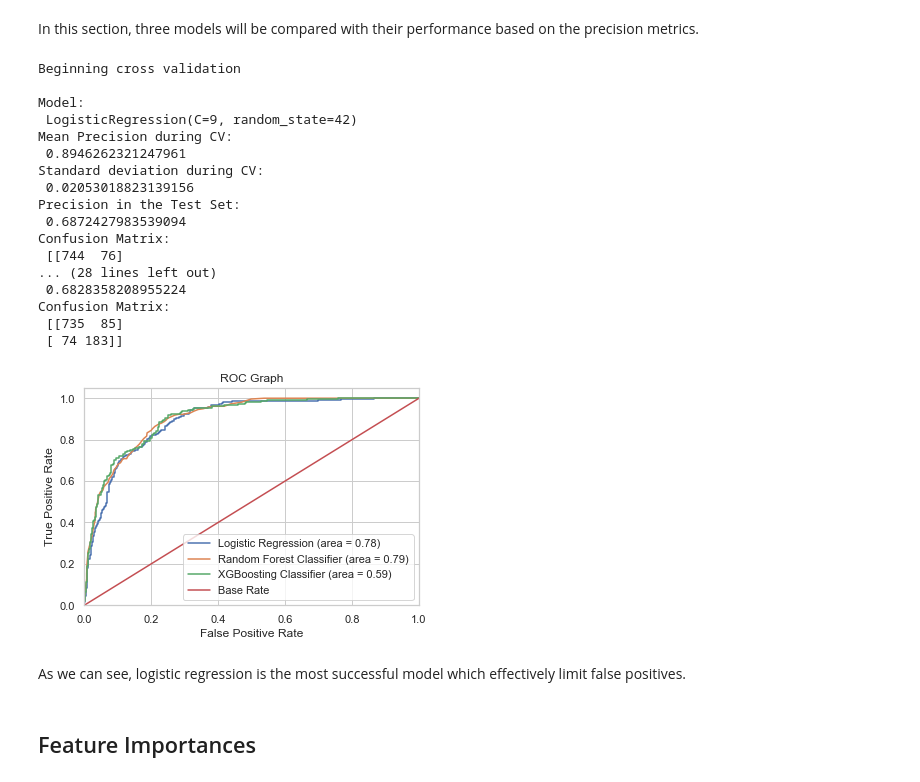
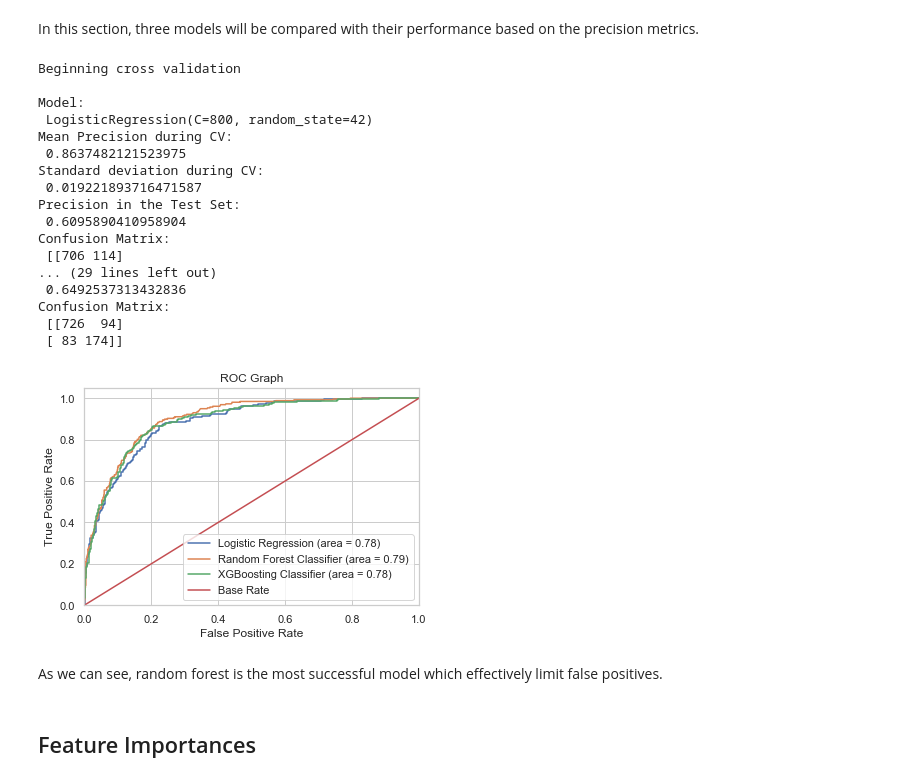
Before and after one commit to jasonboc/bank-marketing, a Jupyter notebook: Bank Marketing.ipynb, the cells around one changed output. Saved outputs shown, nothing was run; the diff lists cells and outputs as text; code cells hidden in the pictures.

```diff
--- a/Bank Marketing.ipynb
+++ b/Bank Marketing.ipynb
@@ -460,0 +450,4 @@ grid_lr = GridSearchCV(model, param_grid=parameters,
+# %%
+#parameters for logistic regression
+C = [float(x) for x in np.logspace(-4, 4, 20)]
+penalty =['l1', 'l2']
@@ -587,15 +545,0 @@ max depth should be around 10.
-# %%
-results = []
-n_estimator_options = [50, 60, 100, 150, 200, 500, 750, 1000]
-for n_estimators in n_estimator_options:
-    clf = XGBClassifier(n_estimators=n_estimators)
-    clf.fit(X_train_sm, y_train_sm)
-    results.append(
-        {
-            'n_estimators': n_estimators,
-            'train_precision': precision_score(y_train_sm, clf.predict(X_train_sm)),
-            'test_precision': precision_score(y_test, clf.predict(X_test))
-        })
-
-n_estimators_df = pd.DataFrame(results).set_index('n_estimators').sort_index()
-n_estimators_df
@@ -615,16 +545,0 @@ n estimators should be optimal at 1000. However, for more time efficiency,we see
-# %%
-results = []
-for learning_rate in [0.05, 0.1, 0.2, 0.4, 0.6, 0.8, 1]:
-    clf = XGBClassifier(
-        max_depth=2, learning_rate=learning_rate, n_estimators=200)
-    clf.fit(X_train_sm, y_train_sm)
-    results.append(
-        {
-            'learning_rate': learning_rate,
-            'train_precision': precision_score(y_train_sm, clf.predict(X_train_sm)),
-            'test_precision': precision_score(y_test, clf.predict(X_test))
-        })
-
-learning_rate_lr = pd.DataFrame(results).set_index(
-    'learning_rate').sort_index()
-learning_rate_lr
@@ -696,10 +604,10 @@ precision = {}
 cv_std = {}
 precision_metrics = {}
 conf_matrix = {}
-lr = LogisticRegression(C=9, random_state=42)
-rf = RandomForestClassifier(random_state=42, max_depth=70, n_estimators=80)
-xgb = XGBClassifier(max_depth=11, n_estimators=400,
-                    random_state=42, learning_rate=0.1)
+lr = LogisticRegression(C=800, random_state=42)
+rf = RandomForestClassifier(random_state=42, bootstrap=False, max_depth=40, n_estimators=1400)
+xgb = XGBClassifier(max_depth=5, n_estimators=900,
+                    random_state=42, learning_rate=0.2,gamma=0)
 models.extend([lr, rf, xgb])
 
 # parallel cross-validate models, using precision as evaluation metric, and print summaries
@@ -712,20 +620,20 @@ for model in models:
 Beginning cross validation
 
 Model:
- LogisticRegression(C=9, random_state=42)
+ LogisticRegression(C=800, random_state=42)
 Mean Precision during CV:
- 0.8946262321247961
+ 0.8637482121523975
 Standard deviation during CV:
- 0.02053018823139156
+ 0.019221893716471587
 Precision in the Test Set:
- 0.6872427983539094
+ 0.6095890410958904
 Confusion Matrix:
- [[744  76]
-... (28 lines left out)
- 0.6828358208955224
+ [[706 114]
+... (29 lines left out)
+ 0.6492537313432836
 Confusion Matrix:
- [[735  85]
- [ 74 183]]
+ [[726  94]
+ [ 83 174]]
 # %%
 # Fit all three models
 lr = lr.fit(X_train_sm, y_train_sm)
@@ -741,37 +649,37 @@ xgb_auc = roc_auc_score(y_test, xgb.predict(X_test))
 fpr, tpr, thresholds = roc_curve(y_test, lr.predict_proba(X_test)[:, 1])
 rf_fpr, rf_tpr, rf_thresholds = roc_curve(
     y_test, rf.predict_proba(X_test)[:, 1])
 xgb_fpr, xgb_tpr, xgb_thresholds = roc_curve(
     y_test, xgb.predict_proba(X_test)[:, 1])
 
 
 plt.figure()
 
 # Plot Logistic Regression ROC
 plt.plot(fpr, tpr, label='Logistic Regression (area = %0.2f)' % lr_auc)
 
 # Plot Random Forest ROC
 plt.plot(rf_fpr, rf_tpr, label='Random Forest Classifier (area = %0.2f)' % rf_auc)
 
 
 # Plot XGBoosting ROC
-plt.plot(xgb_fpr, xgb_tpr, label='XGBoosting Classifier (area = %0.2f)' % gbc_auc)
+plt.plot(xgb_fpr, xgb_tpr, label='XGBoosting Classifier (area = %0.2f)' % xgb_auc)
 
 
 # Plot Base Rate ROC
 plt.plot([0, 1], [0, 1], label='Base Rate')
 
 plt.xlim([0.0, 1.0])
 plt.ylim([0.0, 1.05])
 plt.xlabel('False Positive Rate')
 plt.ylabel('True Positive Rate')
 plt.title('ROC Graph')
 plt.legend(loc="lower right")
 plt.show()
 # %% [output]
-[figure, old version]
+[figure, new version]
 # %% [markdown]
-As we can see, logistic regression is the most successful model which effectively limit false positives.
+As we can see, random forest is the most successful model which effectively limit false positives.
 # %% [markdown]
 ## Feature Importances
 # %%
```
Also changed, not shown: parts of 38 cells of this notebook.
